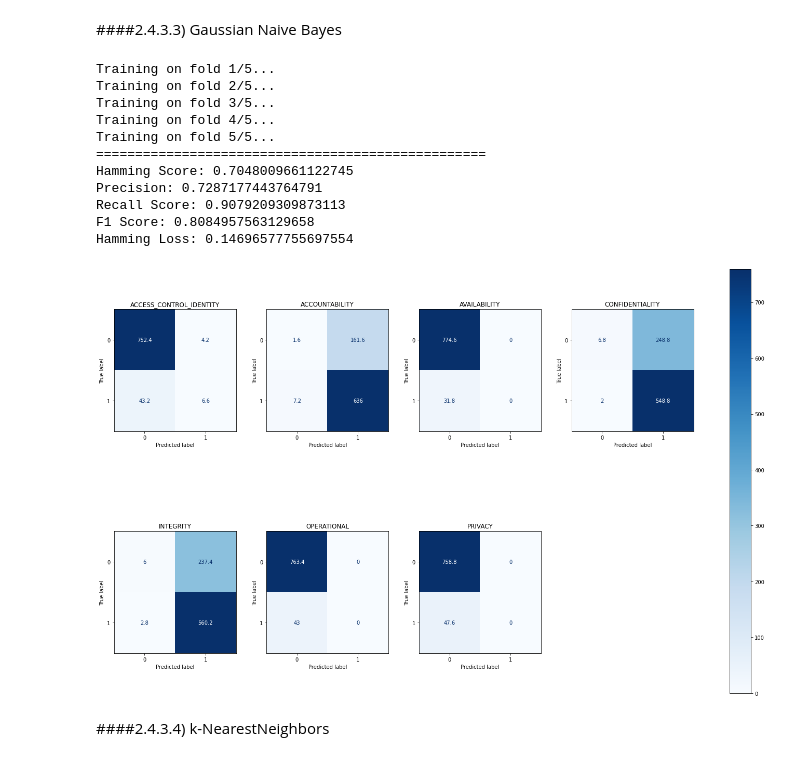
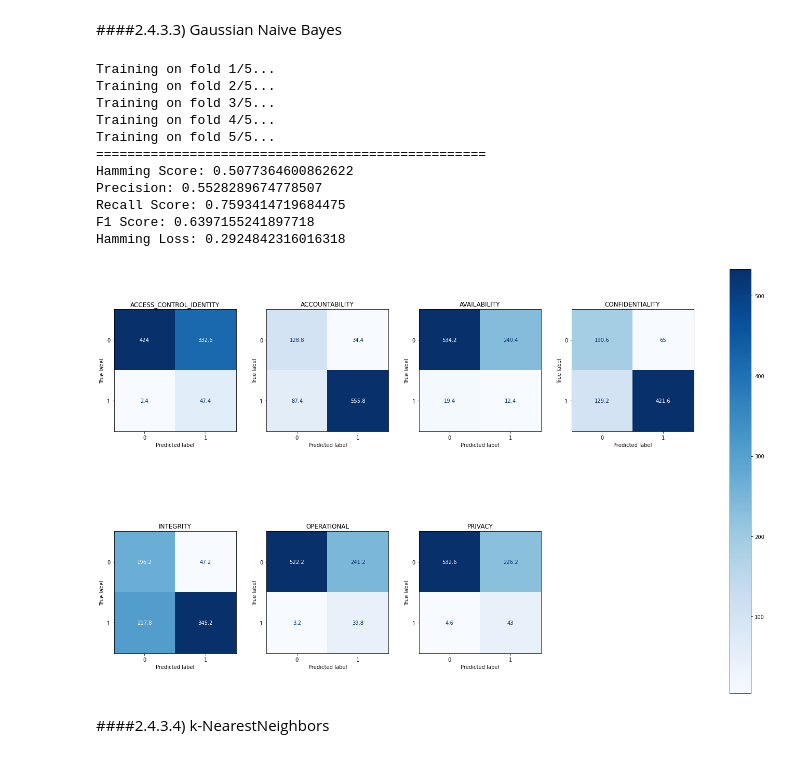
Before and after one commit to xDaryamo/NFR-Security-Extraction-Classification, a Jupyter notebook: NFR_Classification_Categorization_Tfidf.ipynb, the cells around one changed output. Saved outputs shown, nothing was run; the diff lists cells and outputs as text; code cells hidden in the pictures.

```diff
--- a/NFR_Classification_Categorization_Tfidf.ipynb
+++ b/NFR_Classification_Categorization_Tfidf.ipynb
@@ -1002,29 +1020,29 @@ Hamming Loss: 0.12340658901397598
 # %% [markdown]
 ####2.4.3.3) Gaussian Naive Bayes
 # %%
-model = GaussianNB(var_smoothing=1.0)
+model = GaussianNB(var_smoothing=0.01)
 ham_score, prec_score, rec_score, f_score, ham_loss, conf_matrix = build_model(model, ClassifierChain, X, y)
 
 print('='*50)
 print("Hamming Score: " + str(np.mean(ham_score)))
 print("Precision: " + str(np.mean(prec_score)))
 print("Recall Score: " + str(np.mean(rec_score)))
 print("F1 Score: " + str(np.mean(f_score)))
 print("Hamming Loss: " + str(np.mean(ham_loss)))
 plot_confusion_matrix(np.mean(conf_matrix, axis=0))
 # %% [output]
 Training on fold 1/5...
 Training on fold 2/5...
 Training on fold 3/5...
 Training on fold 4/5...
 Training on fold 5/5...
 ==================================================
-Hamming Score: 0.7048009661122745
-Precision: 0.7287177443764791
-Recall Score: 0.9079209309873113
-F1 Score: 0.8084957563129658
-Hamming Loss: 0.14696577755697554
+Hamming Score: 0.5077364600862622
+Precision: 0.5528289674778507
+Recall Score: 0.7593414719684475
+F1 Score: 0.6397155241897718
+Hamming Loss: 0.2924842316016318
-[figure, old version]
+[figure, new version]
 # %% [markdown]
 ####2.4.3.4) k-NearestNeighbors
 # %%
```
Also changed, not shown: parts of 34 cells of this notebook.
